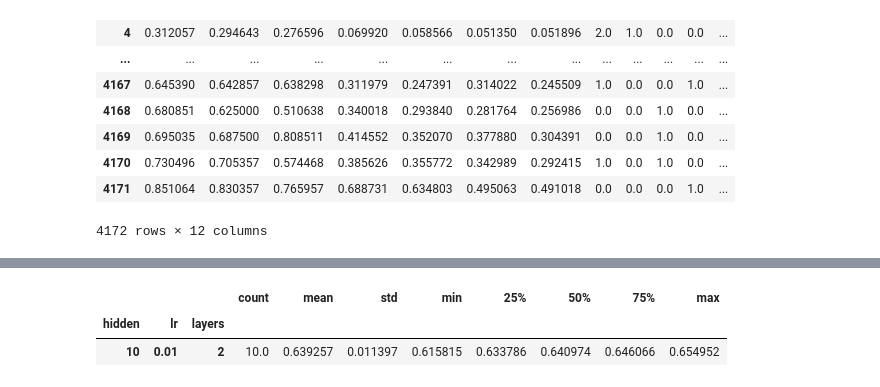
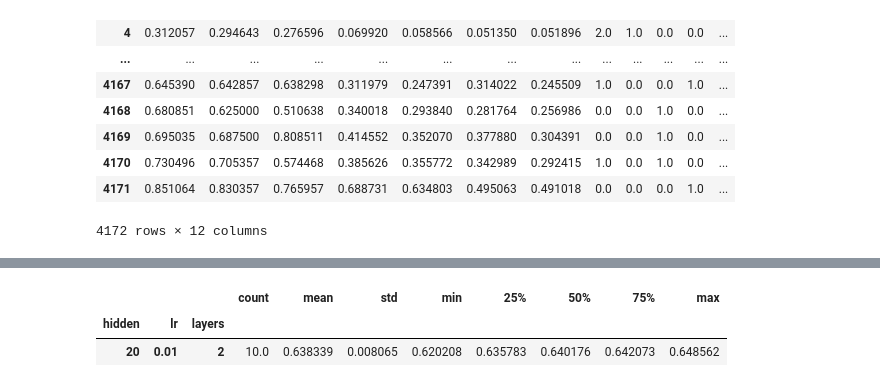
Before and after one commit to dominicshore/multi_class_clf, a Jupyter notebook: assignment_3/Assignment_3_Dominic_Shore.ipynb, the cells around one changed output, grey strips where cells are left out. Cells and saved outputs as stored; diff of their text form; code cells hidden in the pictures.

```diff
--- a/assignment_3/Assignment_3_Dominic_Shore.ipynb
+++ b/assignment_3/Assignment_3_Dominic_Shore.ipynb
@@ -259,7 +271,7 @@ lr_results[lr_results['mean']== lr_results['mean'].max()]
 model_results = []
 
 # Single layer
-def run_model(hidden_neurons=10, lr=0.01, experimental_runs = 10, hid_layers = 2):
+def run_model(hidden_neurons=20, lr=0.01, experimental_runs = 10, hid_layers = 2):
 
     for expi_run in range(experimental_runs):
 
@@ -316,7 +328,7 @@ two_lay_results
 model_results = []
 
 # Single layer
-def run_model(hidden_neurons=10, lr=0.01, experimental_runs = 10, hid_layers = 2):
+def run_model(hidden_neurons=20, lr=0.01, experimental_runs = 10, hid_layers = 2):
 
     for expi_run in range(experimental_runs):
 
@@ -369,3 +381,3 @@ two_lay_adam_results
 |  |  |  | count | mean | std | min | 25% | 50% | 75% | max |
 | hidden | lr | layers |  |  |  |  |  |  |  |  |
-| 10 | 0.01 | 2 | 10.0 | 0.639257 | 0.011397 | 0.615815 | 0.633786 | 0.640974 | 0.646066 | 0.654952 |
+| 20 | 0.01 | 2 | 10.0 | 0.638339 | 0.008065 | 0.620208 | 0.635783 | 0.640176 | 0.642073 | 0.648562 |
```
Also changed, not shown: parts of 8 cells of this notebook, 1 other file.
